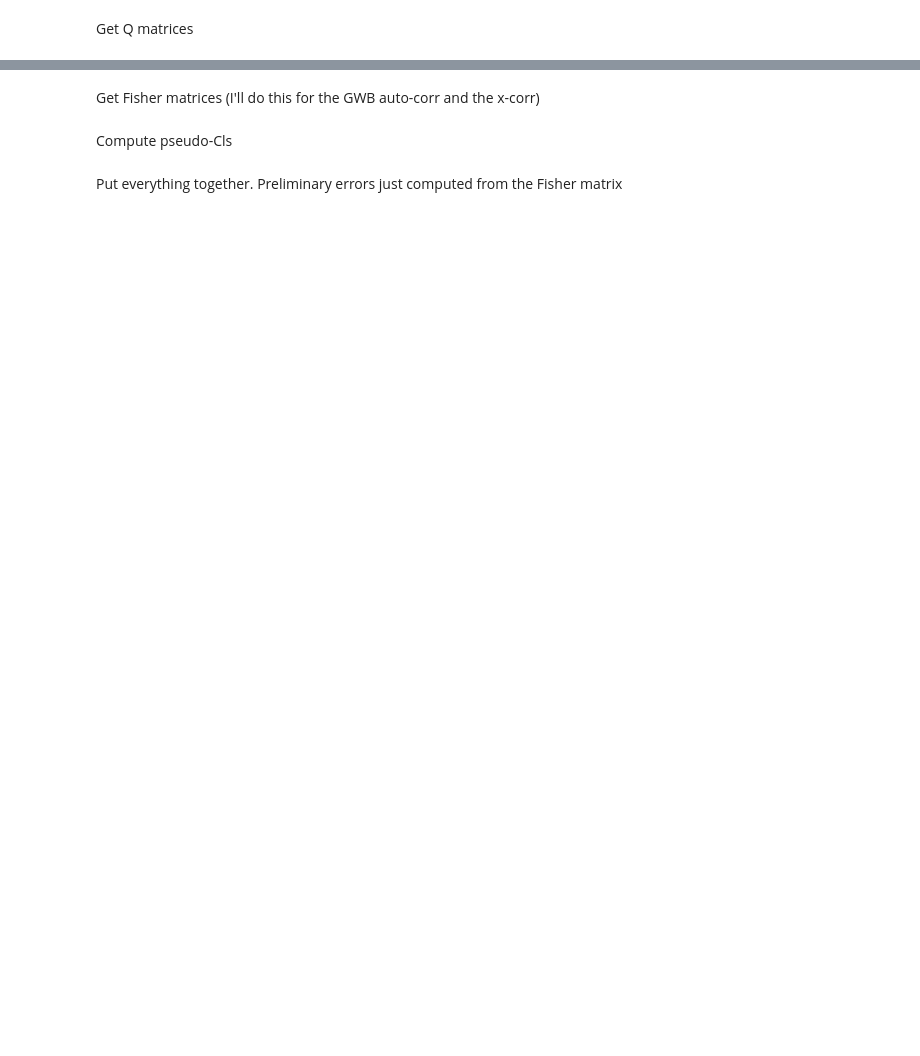
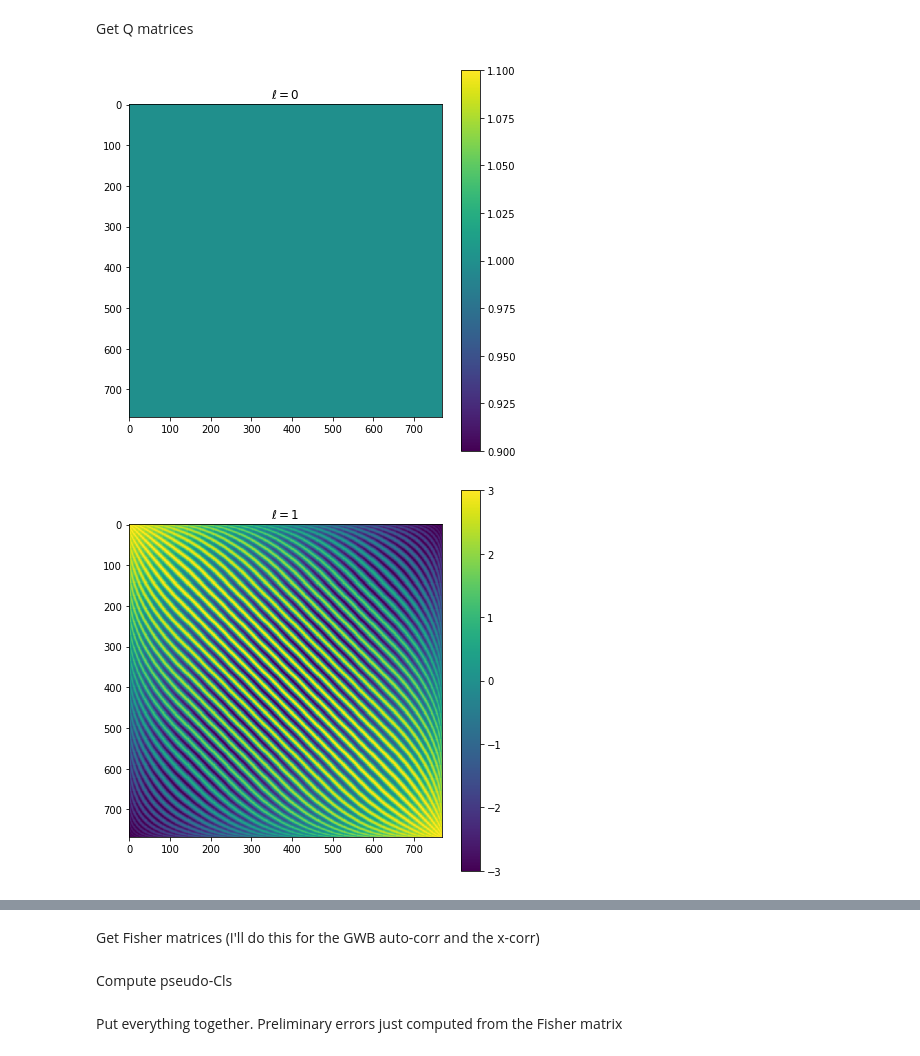
Before and after one commit to a-renzini/sky_maps_correlation, a Jupyter notebook: CalculateCells.ipynb, the cells around one changed output, grey strips where cells are left out. Drawn from its saved outputs; the diff is of its cells as text; code cells hidden in the pictures; blank space fills up the shorter version.

```diff
--- a/CalculateCells.ipynb
+++ b/CalculateCells.ipynb
@@ -55,3 +80,11 @@ Get Q matrices
 # %%
 nside = 8
 Qs = clgw.get_Q(nside)
+for ell in [0, 1, 2, 3, 4, 8]:
+    plt.figure(figsize=(7, 7))
+    plt.title(f'$\\ell = {ell}$')
+    plt.imshow(4*np.pi*Qs[ell], interpolation='nearest')
+    plt.colorbar()
+# %% [output]
+[figure, added]
+[figure, added]
```
Also changed, not shown: parts of 5 cells of this notebook, 9 other files.
